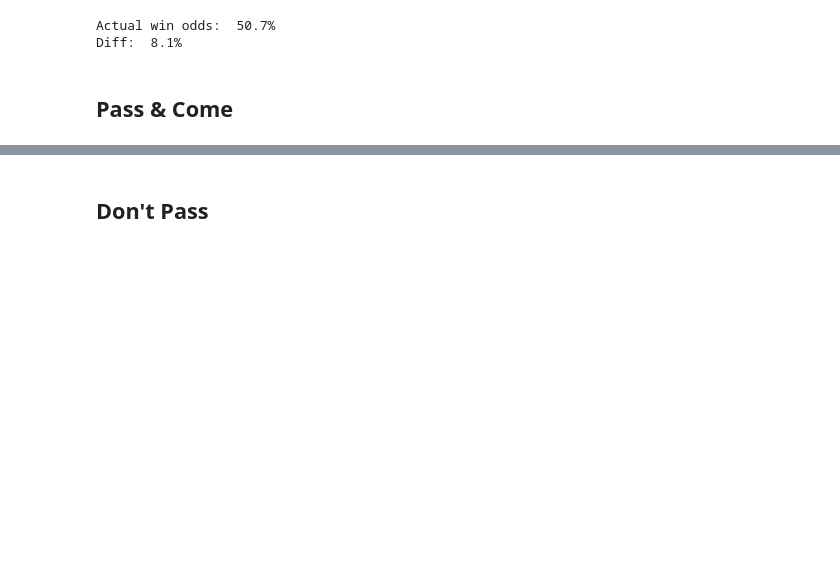
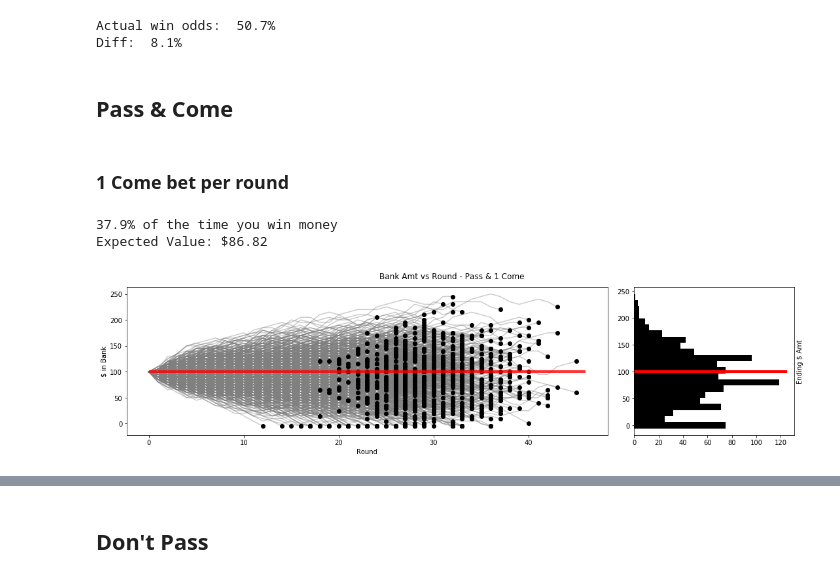
Before and after one commit to kbfreder/craps-sim, a Jupyter notebook: viz_sims.ipynb, the cells around one changed output, grey strips where cells are left out. Saved outputs shown, nothing was run; the diff lists cells and outputs as text; code cells hidden in the pictures; blank space fills up the shorter version.

```diff
--- a/viz_sims.ipynb
+++ b/viz_sims.ipynb
@@ -147,7 +149,19 @@ strategy_dict[strat_name] = {'pct_win': pct_win, 'true_odd_pct': true_odds_pct,
                              'num_sim': num_reps}
 # %% [markdown]
 ## Pass & Come
+# %% [markdown]
+### 1 Come bet per round
+# %%
+strat_name = 'Pass & 1 Come'
+strat_func = roll_func.pass_and_come
+true_odds = (251, 244) # I'm not sure of this
 # %%
-num_games, num_rolls, pac_end_amts, pac_amt_by_rd = simulate_sessions(roll_func.pass_and_come,
-                                                                      [bankroll, max_rolls, min_bet, 1],
-                                                                      1000)
+pct_win, num_games, num_rolls, ending_amts, _ = simulate_sessions(
+    strat_func,
+    strat_name,
+    [bankroll, max_rolls, min_bet, 1],
+    num_reps)
+# %% [output]
+37.9% of the time you win money
+Expected Value: $86.82
+[figure, added]
```
Also changed, not shown: parts of 23 cells of this notebook.
